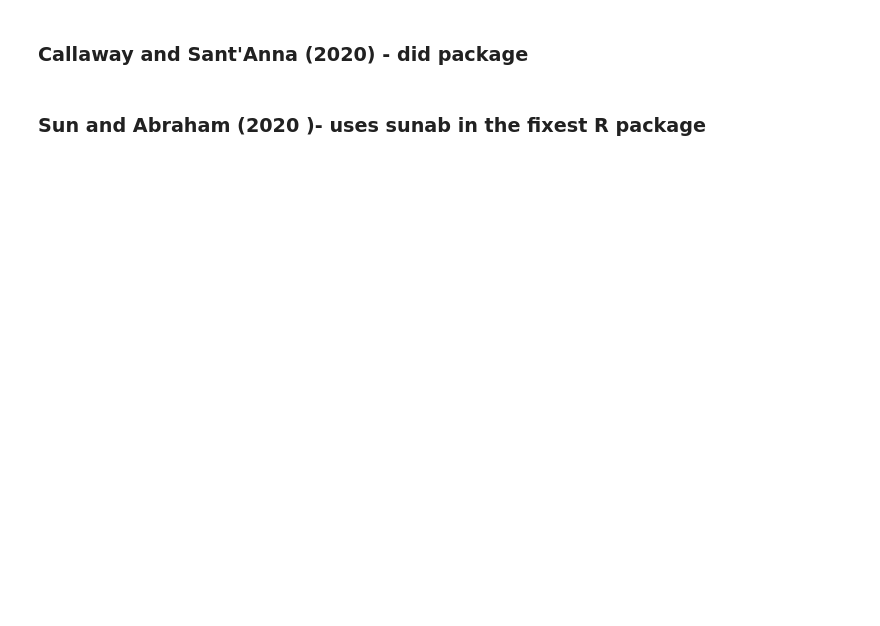
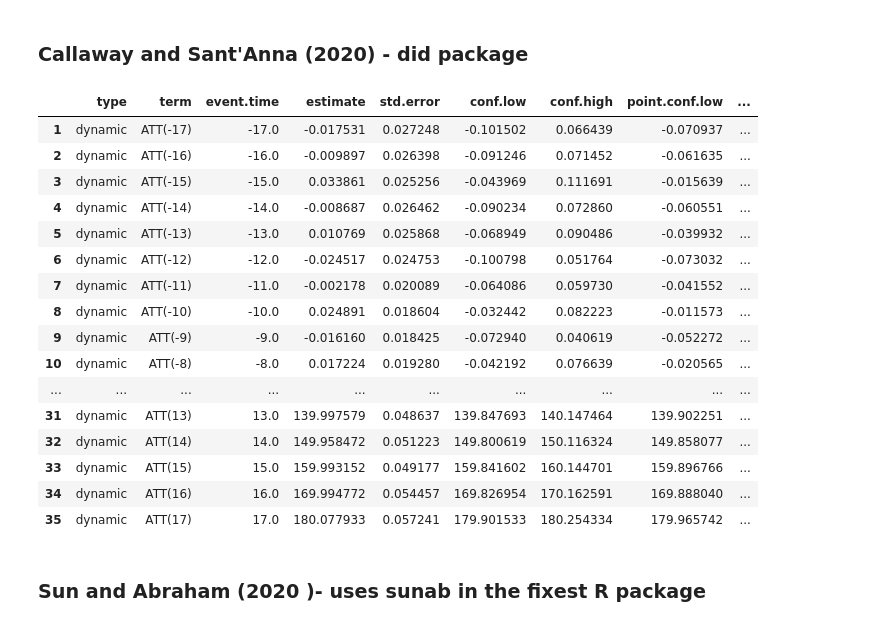
Before and after one commit to causalinfpython/advanced-did, a Jupyter notebook: DIDestimators.ipynb, the cells around one changed output. Drawn from its saved outputs; the diff is of its cells as text; code cells hidden in the pictures; blank space fills up the shorter version.

```diff
--- a/DIDestimators.ipynb
+++ b/DIDestimators.ipynb
@@ -175,23 +149,41 @@ The following sub-sections gives sample code you can adapt to estimate models us
 # %%
 # Estimate model, using the data converted to an R/rpy2 DataFrame
 
-get_att_gt = did.att_gt(data = rdataframe,
-          yname = 'outcome',
-          tname = 'year',
-          idname = 'id',
-          gname = 'group',
+get_att_gt = did.att_gt(data = rbaker,
+          yname = 'y',
+          tname = 'time',
+          idname = 'individual',
+          gname = 'treat_date',
           control_group = 'notyettreated')
 
 # Aggregate results and extract for converting to a Pandas df
 # You can toggle the aggregation type for whatever you want
 csdid_results_r = did.tidy_AGGTEobj(did.aggte(get_att_gt, type = "dynamic"))
 
 # The results table is an R/rpy2 dataframe. Convert this to a Pandas df
 with localconverter(ro.default_converter + pandas2ri.converter):
     csdid_results = ro.conversion.rpy2py(csdid_results_r)
 
 # Print table
 csdid_results
+# %% [output]
+|  | type | term | event.time | estimate | std.error | conf.low | conf.high | point.conf.low | ... |
+| 1 | dynamic | ATT(-17) | -17.0 | -0.017531 | 0.027248 | -0.101502 | 0.066439 | -0.070937 | ... |
+| 2 | dynamic | ATT(-16) | -16.0 | -0.009897 | 0.026398 | -0.091246 | 0.071452 | -0.061635 | ... |
+| 3 | dynamic | ATT(-15) | -15.0 | 0.033861 | 0.025256 | -0.043969 | 0.111691 | -0.015639 | ... |
+| 4 | dynamic | ATT(-14) | -14.0 | -0.008687 | 0.026462 | -0.090234 | 0.072860 | -0.060551 | ... |
+| 5 | dynamic | ATT(-13) | -13.0 | 0.010769 | 0.025868 | -0.068949 | 0.090486 | -0.039932 | ... |
+| 6 | dynamic | ATT(-12) | -12.0 | -0.024517 | 0.024753 | -0.100798 | 0.051764 | -0.073032 | ... |
+| 7 | dynamic | ATT(-11) | -11.0 | -0.002178 | 0.020089 | -0.064086 | 0.059730 | -0.041552 | ... |
+| 8 | dynamic | ATT(-10) | -10.0 | 0.024891 | 0.018604 | -0.032442 | 0.082223 | -0.011573 | ... |
+| 9 | dynamic | ATT(-9) | -9.0 | -0.016160 | 0.018425 | -0.072940 | 0.040619 | -0.052272 | ... |
+| 10 | dynamic | ATT(-8) | -8.0 | 0.017224 | 0.019280 | -0.042192 | 0.076639 | -0.020565 | ... |
+| ... | ... | ... | ... | ... | ... | ... | ... | ... | ... |
+| 31 | dynamic | ATT(13) | 13.0 | 139.997579 | 0.048637 | 139.847693 | 140.147464 | 139.902251 | ... |
+| 32 | dynamic | ATT(14) | 14.0 | 149.958472 | 0.051223 | 149.800619 | 150.116324 | 149.858077 | ... |
+| 33 | dynamic | ATT(15) | 15.0 | 159.993152 | 0.049177 | 159.841602 | 160.144701 | 159.896766 | ... |
+| 34 | dynamic | ATT(16) | 16.0 | 169.994772 | 0.054457 | 169.826954 | 170.162591 | 169.888040 | ... |
+| 35 | dynamic | ATT(17) | 17.0 | 180.077933 | 0.057241 | 179.901533 | 180.254334 | 179.965742 | ... |
 # %% [markdown]
 ### Sun and Abraham (2020 )- uses sunab in the fixest R package
 # %%
```
Also changed, not shown: parts of 18 cells of this notebook.
